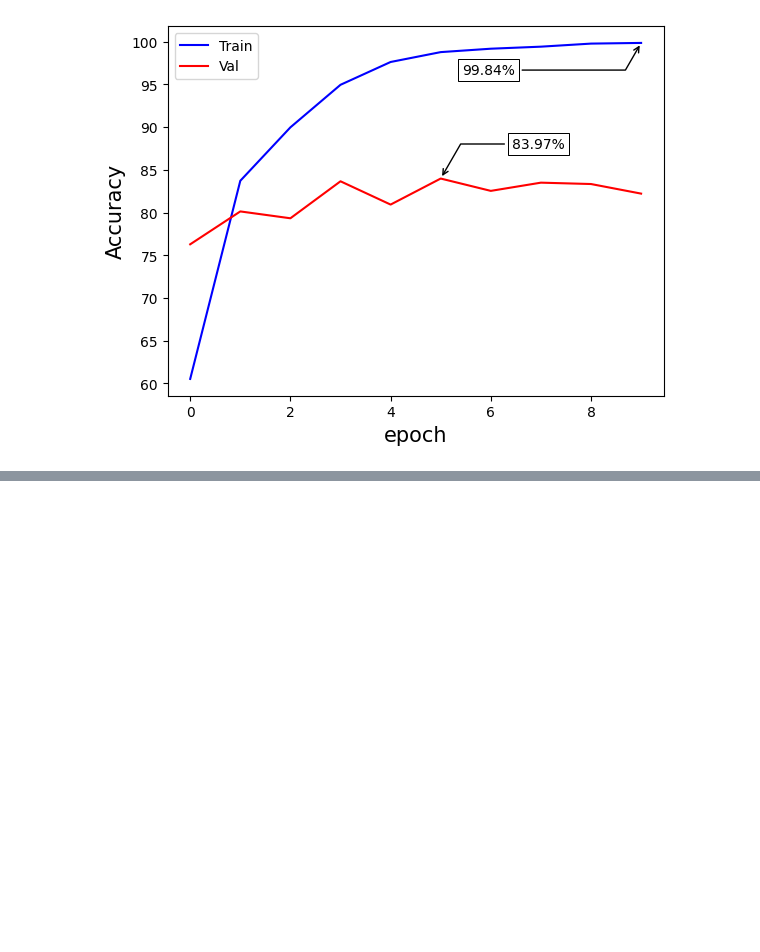
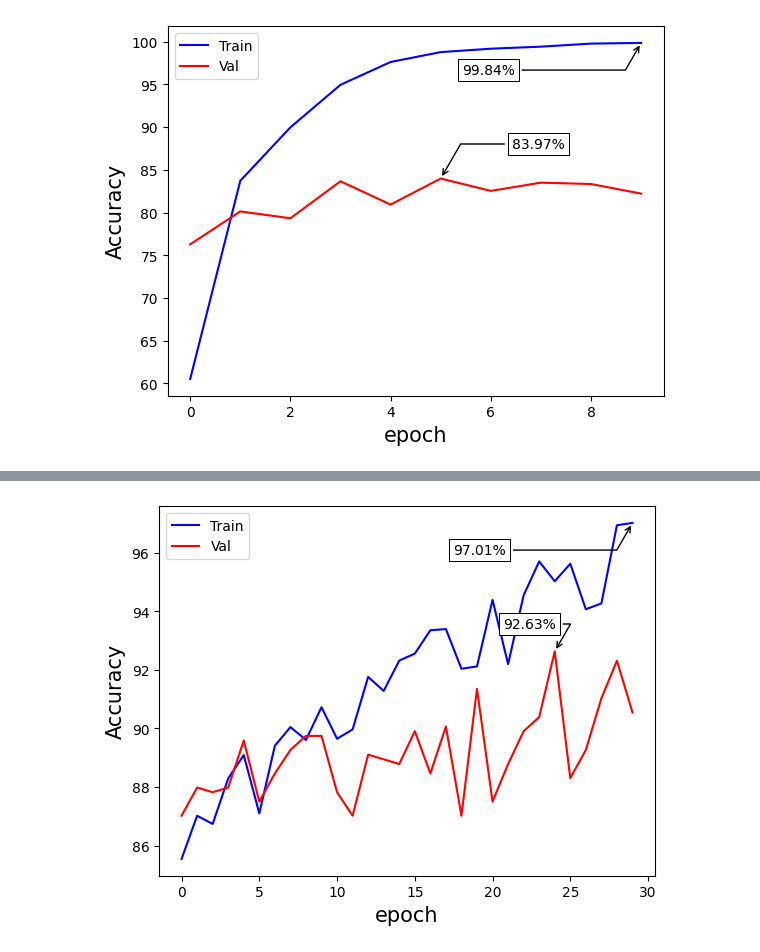
Before and after one commit to Jayaprakash1710/Computer-Vision-Ninjacart, a Jupyter notebook: Ninjacart_case_study.ipynb, the cells around one changed output, grey strips where cells are left out. Saved outputs shown, nothing was run; the diff lists cells and outputs as text; code cells hidden in the pictures; blank space fills up the shorter version.

```diff
--- a/Ninjacart_case_study.ipynb
+++ b/Ninjacart_case_study.ipynb
@@ -359,0 +455,2 @@ NameError: name 'class_names' is not defined
+# %%
+model_fit = compile_train_v1(model, train_ds, val_ds, epochs=30)
@@ -359,0 +475,4 @@ NameError: name 'class_names' is not defined
+# %%
+plot_accuracy(model_fit)
+# %% [output]
+[figure, added]
```
Also changed, not shown: parts of 27 cells of this notebook.
